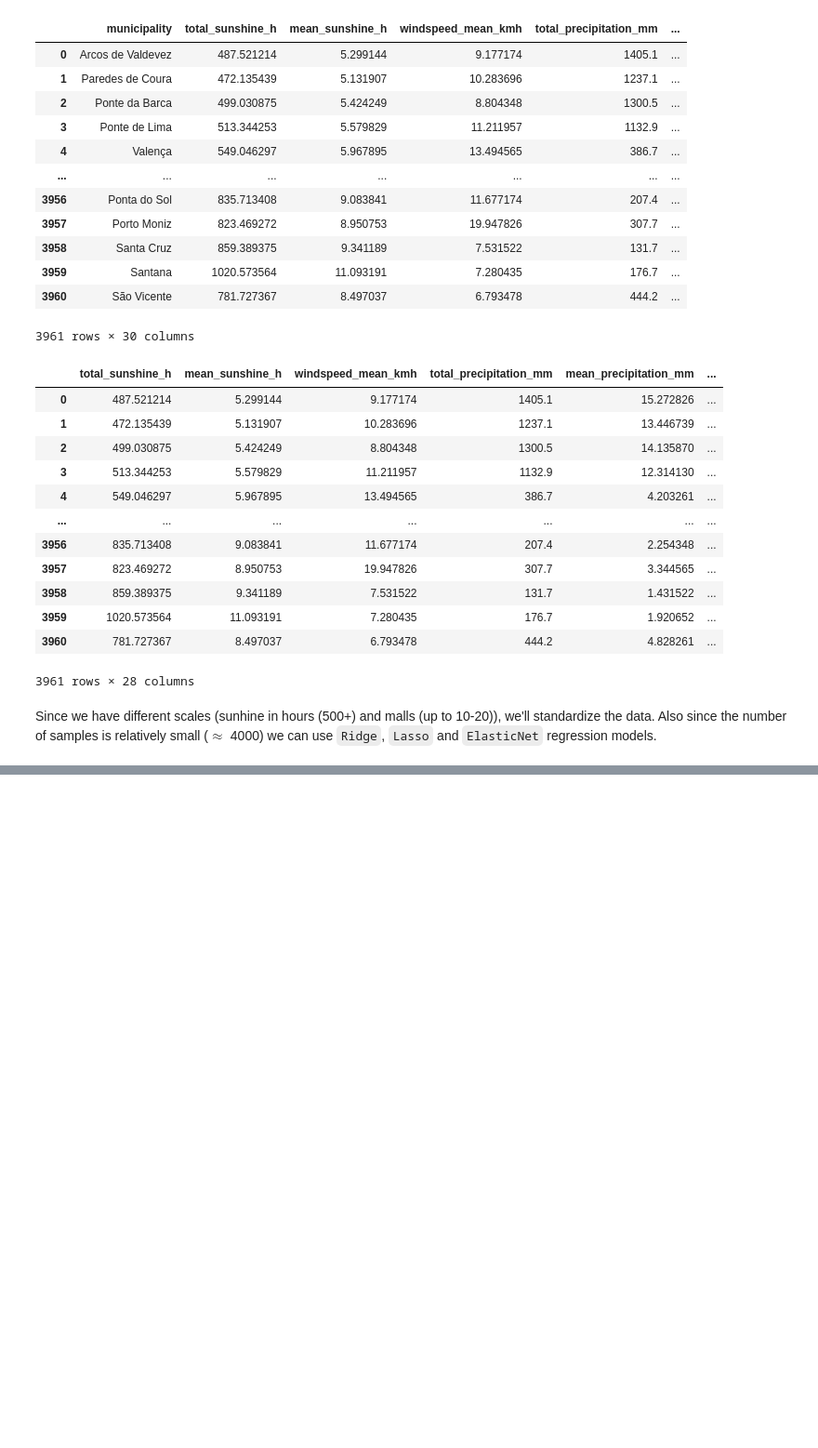
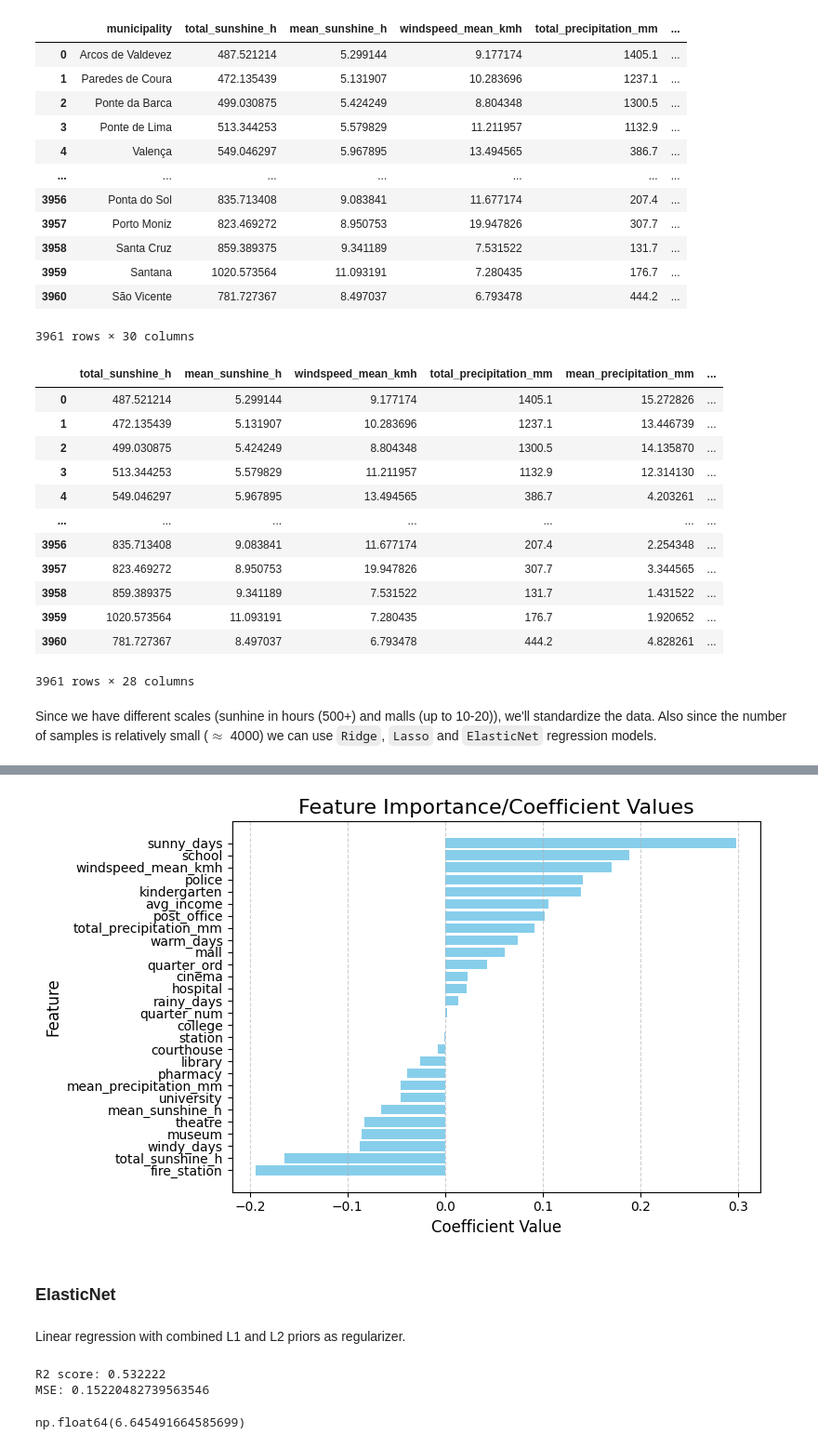
Before and after one commit to Shushunya/FCD-housing-prices, a Jupyter notebook: main.ipynb, the cells around one changed output, grey strips where cells are left out. Shown at 93% size. Saved outputs shown, nothing was run; the diff lists cells and outputs as text; code cells hidden in the pictures; blank space fills up the shorter version.

```diff
--- a/main.ipynb
+++ b/main.ipynb
@@ -840,0 +855,36 @@ pipe_en_cv.score(X_test, y_test)
+# %%
+ridge_coefs = ridge.coef_
+
+ridge_coef_df = (
+    pd.DataFrame({"feature": feature_names, "coef": ridge_coefs})
+      .sort_values("coef", ascending=False)
+)
+
+plt.figure(figsize=(8, 5))
+plt.barh(ridge_coef_df['feature'], ridge_coef_df['coef'], color='skyblue')
+plt.gca().invert_yaxis()
+
+plt.title('Feature Importance/Coefficient Values', fontsize=16)
+plt.xlabel('Coefficient Value', fontsize=12)
+plt.ylabel('Feature', fontsize=12)
+plt.grid(axis='x', linestyle='--', alpha=0.6)
+plt.tight_layout()
+# %% [output]
+[figure, added]
+# %% [markdown]
+### ElasticNet
+# %% [markdown]
+Linear regression with combined L1 and L2 priors as regularizer.
+# %%
+elastic = ElasticNetCV(alphas=ALPHAS, random_state=SEED)
+elastic.fit(X_train_scaled, y_train)
+
+y_pred_elastic = elastic.predict(X_test_scaled)
+
+print(f"R2 score: {elastic.score(X_test_scaled, y_test):.6f}")
+print(f"MSE: {mean_squared_error(y_test, y_pred_elastic)}")
+elastic.intercept_
+# %% [output]
+R2 score: 0.532222
+MSE: 0.15220482739563546
+np.float64(6.645491664585699)
```
Also changed, not shown: parts of 21 cells of this notebook.
